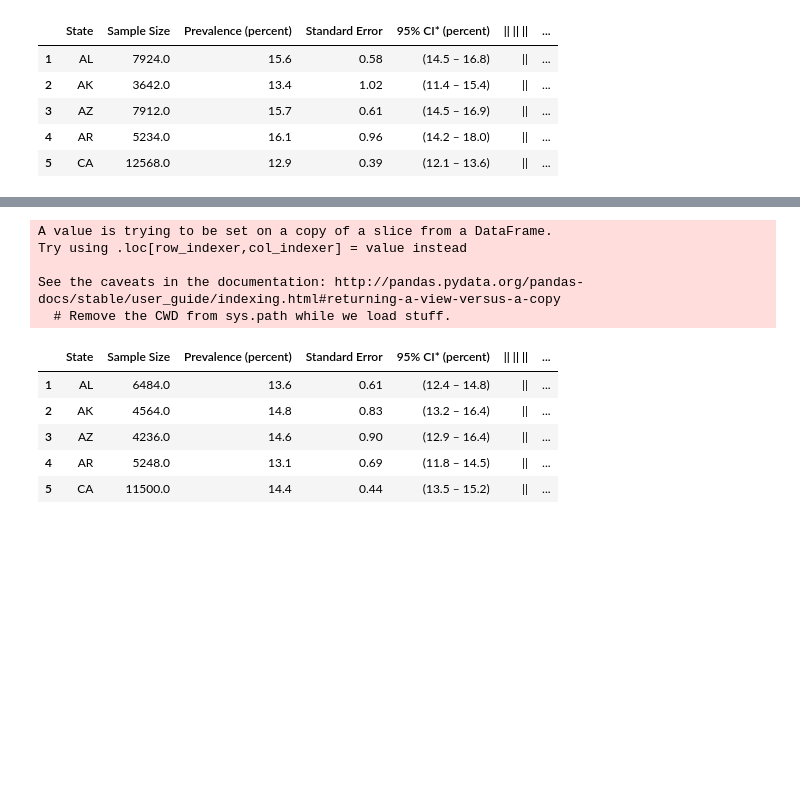
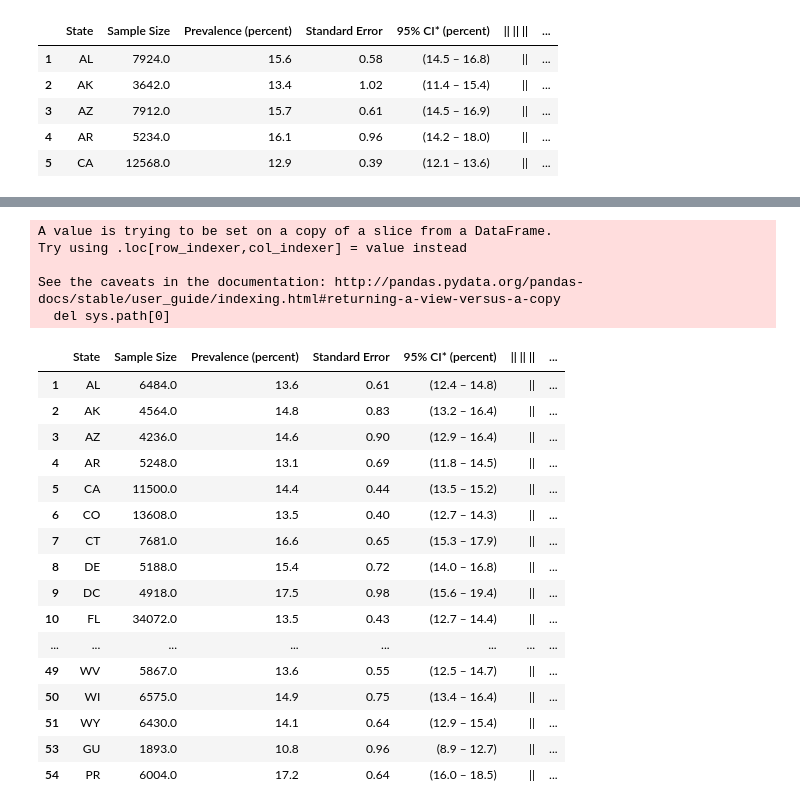
Before and after one commit to emilou1981/ETL-Project, a Jupyter notebook: Asthma.ipynb, the cells around one changed output, grey strips where cells are left out. Saved outputs shown, nothing was run; the diff lists cells and outputs as text; code cells hidden in the pictures; blank space fills up the shorter version.

```diff
--- a/Asthma.ipynb
+++ b/Asthma.ipynb
@@ -93,24 +106,38 @@ See the caveats in the documentation: http://pandas.pydata.org/pandas-docs/stabl
 # %%
 #2013 Adult Asthma
 url_2013 = 'https://www.cdc.gov/asthma/brfss/2013/tableL1.htm'
 
 df_2013 = pd.read_html(url_2013)
 
 df_asthma_2013=df_2013[0]
 
 asthma_2013 =df_asthma_2013.iloc[1:]
+#asthma_2013[asthma_2013.State != 'Territories']
+asthma_2013.drop(asthma_2013.index[51], inplace=True)
+#asthma_2013=asthma_2013.drop('Territories')
 
 asthma_2013['Year']='2013'
-asthma_2013.head()
+asthma_2013
 # %% [output]
 A value is trying to be set on a copy of a slice from a DataFrame.
 Try using .loc[row_indexer,col_indexer] = value instead
 
 See the caveats in the documentation: http://pandas.pydata.org/pandas-docs/stable/user_guide/indexing.html#returning-a-view-versus-a-copy
-  # Remove the CWD from sys.path while we load stuff.
+  del sys.path[0]
 |  | State | Sample Size | Prevalence (percent) | Standard Error | 95% CI* (percent) | || || || | ... |
 | 1 | AL | 6484.0 | 13.6 | 0.61 | (12.4 – 14.8) | || | ... |
 | 2 | AK | 4564.0 | 14.8 | 0.83 | (13.2 – 16.4) | || | ... |
 | 3 | AZ | 4236.0 | 14.6 | 0.90 | (12.9 – 16.4) | || | ... |
 | 4 | AR | 5248.0 | 13.1 | 0.69 | (11.8 – 14.5) | || | ... |
 | 5 | CA | 11500.0 | 14.4 | 0.44 | (13.5 – 15.2) | || | ... |
+| 6 | CO | 13608.0 | 13.5 | 0.40 | (12.7 – 14.3) | || | ... |
+| 7 | CT | 7681.0 | 16.6 | 0.65 | (15.3 – 17.9) | || | ... |
+| 8 | DE | 5188.0 | 15.4 | 0.72 | (14.0 – 16.8) | || | ... |
+| 9 | DC | 4918.0 | 17.5 | 0.98 | (15.6 – 19.4) | || | ... |
+| 10 | FL | 34072.0 | 13.5 | 0.43 | (12.7 – 14.4) | || | ... |
+| ... | ... | ... | ... | ... | ... | ... | ... |
+| 49 | WV | 5867.0 | 13.6 | 0.55 | (12.5 – 14.7) | || | ... |
+| 50 | WI | 6575.0 | 14.9 | 0.75 | (13.4 – 16.4) | || | ... |
+| 51 | WY | 6430.0 | 14.1 | 0.64 | (12.9 – 15.4) | || | ... |
+| 53 | GU | 1893.0 | 10.8 | 0.96 | (8.9 – 12.7) | || | ... |
+| 54 | PR | 6004.0 | 17.2 | 0.64 | (16.0 – 18.5) | || | ... |
```
Also changed, not shown: parts of 4 cells of this notebook.
